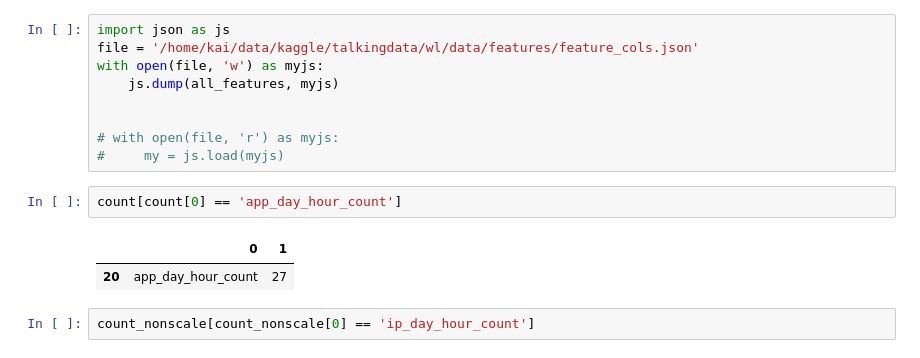
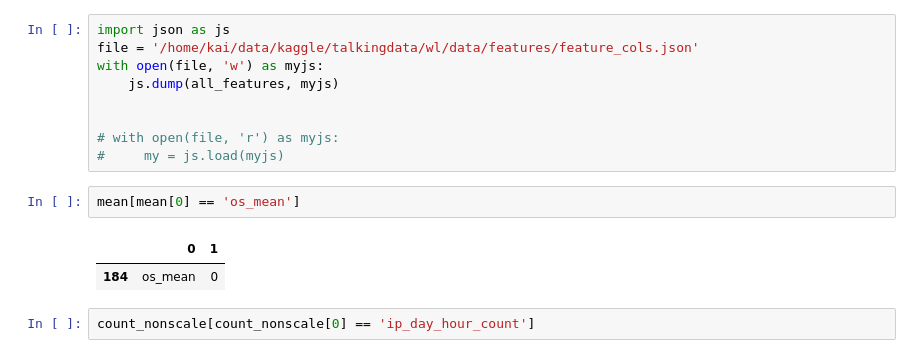
Before and after one commit to wluo-personal/Kaggle, a Jupyter notebook: talkingdata/wl/evaluation/evaluate_feature_importance_lgbm.ipynb, the cells around one changed output. Saved outputs shown, nothing was run; the diff lists cells and outputs as text.

```diff
--- a/talkingdata/wl/evaluation/evaluate_feature_importance_lgbm.ipynb
+++ b/talkingdata/wl/evaluation/evaluate_feature_importance_lgbm.ipynb
@@ -184,11 +138,11 @@ with open(file, 'w') as myjs:
 
 # with open(file, 'r') as myjs:
 #     my = js.load(myjs)
-# %%
-count[count[0] == 'app_day_hour_count']
-# %% [output]
-|  | 0 | 1 |
-| 20 | app_day_hour_count | 27 |
+# %%
+mean[mean[0] == 'os_mean']
+# %% [output]
+|  | 0 | 1 |
+| 184 | os_mean | 0 |
 # %%
 count_nonscale[count_nonscale[0] == 'ip_day_hour_count']
 # %% [output]
```
Also changed, not shown: parts of 6 cells of this notebook, 12 other files.
